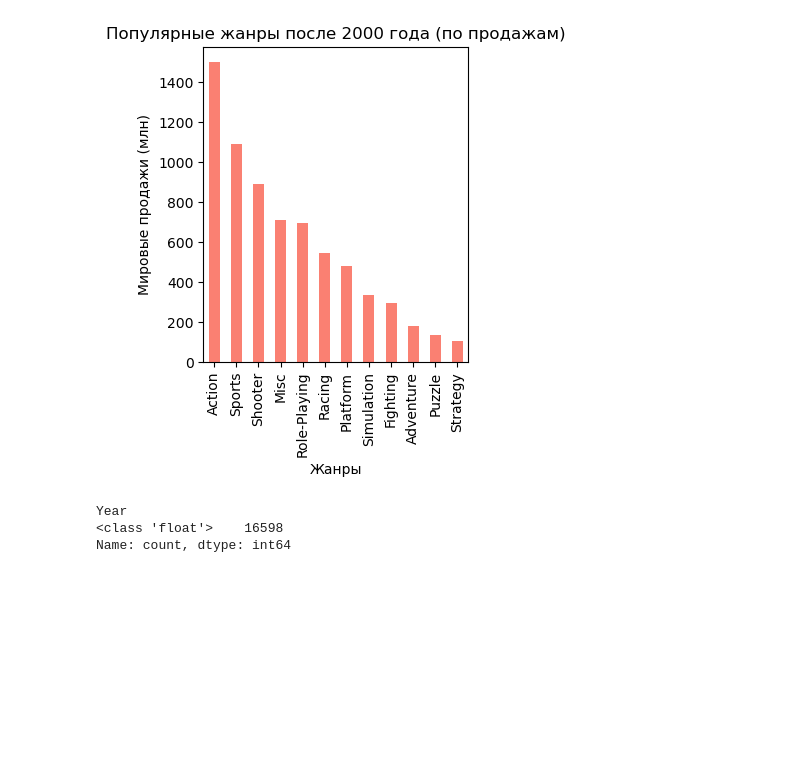
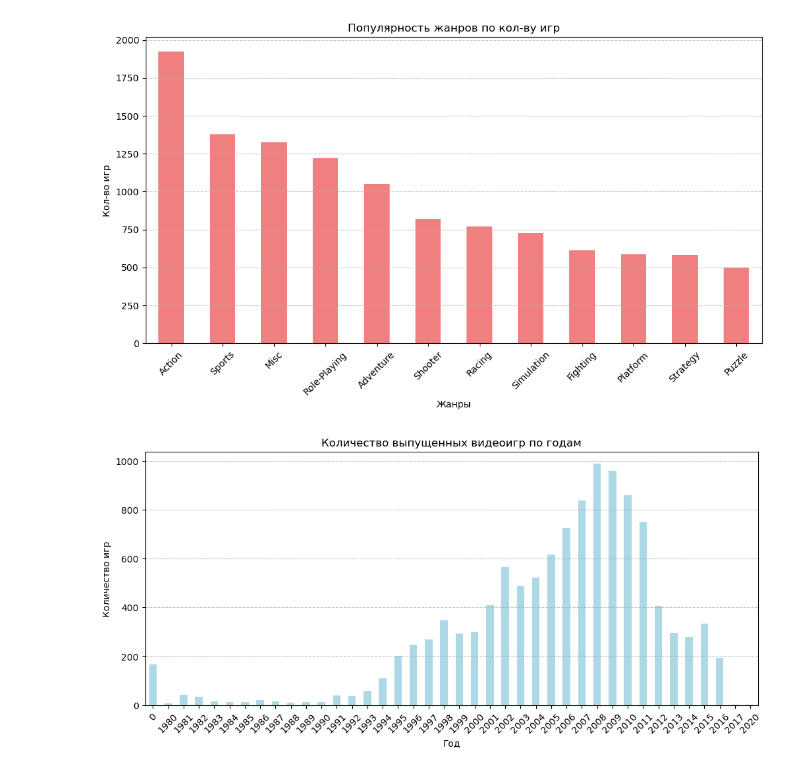
Before and after one commit to RomanNemercev/python-lib-hm, a Jupyter notebook: HW82/task_1.ipynb, the cells around one changed output. Saved outputs shown, nothing was run; the diff lists cells and outputs as text; code cells hidden in the pictures; blank space fills up the shorter version.

```diff
--- a/HW82/task_1.ipynb
+++ b/HW82/task_1.ipynb
@@ -28,18 +55,32 @@ Text(0.5, 0, 'Жанры')
-# %%
-# chart for after 2000 age
-plt.subplot(1, 2, 2)
-genre_sales_after_2000.plot(kind='bar', color='salmon')
-plt.title('Популярные жанры после 2000 года (по продажам)')
-plt.ylabel('Мировые продажи (млн)')
-plt.xlabel('Жанры')
-
-plt.tight_layout()
-plt.show()
-# %% [output]
-[figure, removed]
-# %%
-print(data['Year'].apply(type).value_counts())
-# %% [output]
-Year
-<class 'float'>    16598
-Name: count, dtype: int64
+# %%
+# Общее кол-во игр выпущенное по годам
+# Строгое удаление дубликатов столбца Name
+unique_games = data.drop_duplicates(subset=['Name'])
+
+# Группировка и подсчет кол-ва игр по жанрам
+genre_counts = unique_games['Genre'].value_counts()
+
+# Строю график
+plt.figure(figsize=(12, 6))
+genre_counts.plot(kind='bar', color='lightcoral')
+
+plt.title('Популярность жанров по кол-ву игр')
+plt.xlabel('Жанры')
+plt.ylabel('Кол-во игр')
+plt.xticks(rotation=45)
+plt.grid(axis='y', linestyle='--', alpha=0.7)
+plt.show()
+# %% [output]
+[figure, added]
+# %%
+# 2 График: Количество видеоигр по годам (без дубликатов по Name)
+plt.figure(figsize=(12, 5))
+games_per_year.plot(kind="bar", color="lightblue")
+plt.title("Количество выпущенных видеоигр по годам")
+plt.ylabel("Количество игр")
+plt.xlabel("Год")
+plt.xticks(rotation=45)
+plt.grid(axis="y", linestyle="--", alpha=0.7)
+plt.show()
+# %% [output]
+[figure, added]
```
Also changed, not shown: parts of 7 cells of this notebook, 6 other files.
